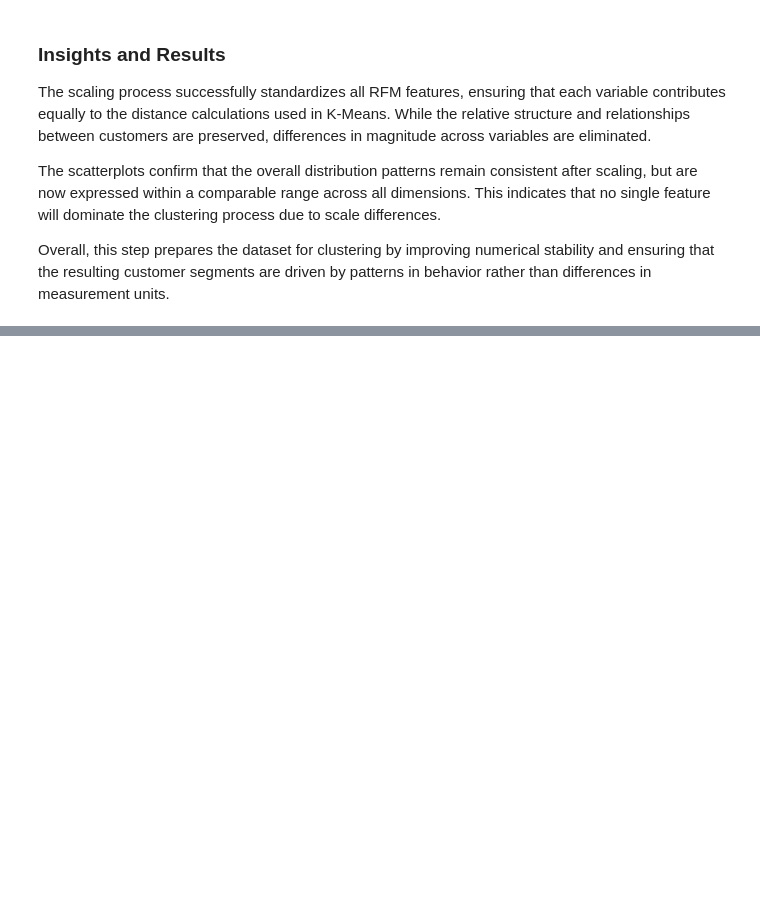
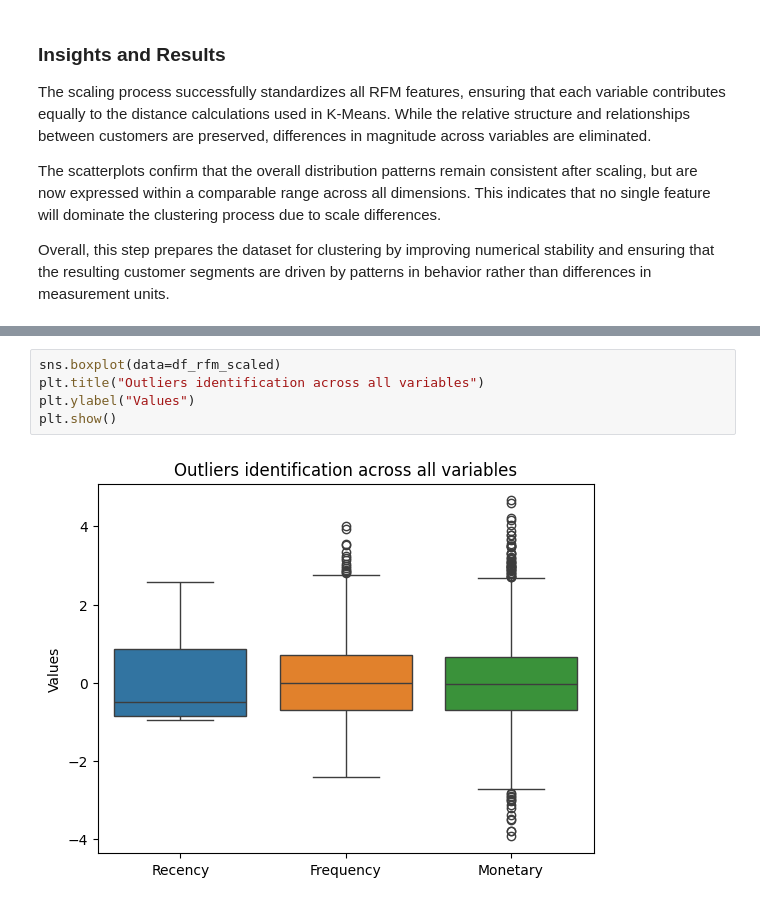
Before and after one commit to AmaKings9/online-retail-customer-analysis, a Jupyter notebook: notebooks/04_rfm_analysis.ipynb, the cells around one changed output, grey strips where cells are left out. Drawn from its saved outputs; the diff is of its cells as text; blank space fills up the shorter version.

Commit message:
Add outlier review before clustering

```diff
--- a/notebooks/04_rfm_analysis.ipynb
+++ b/notebooks/04_rfm_analysis.ipynb
@@ -193,0 +198,7 @@ Overall, this step prepares the dataset for clustering by improving numerical st
+# %%
+sns.boxplot(data=df_rfm_scaled)
+plt.title("Outliers identification across all variables")
+plt.ylabel("Values")
+plt.show()
+# %% [output]
+[figure, added]
```
Also changed, not shown: parts of 7 cells of this notebook.
